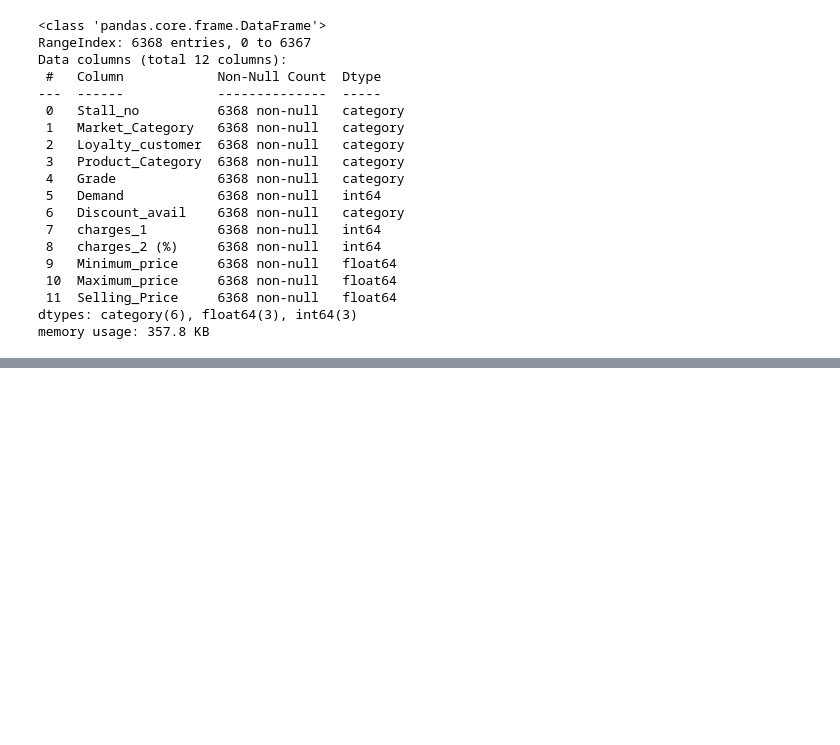
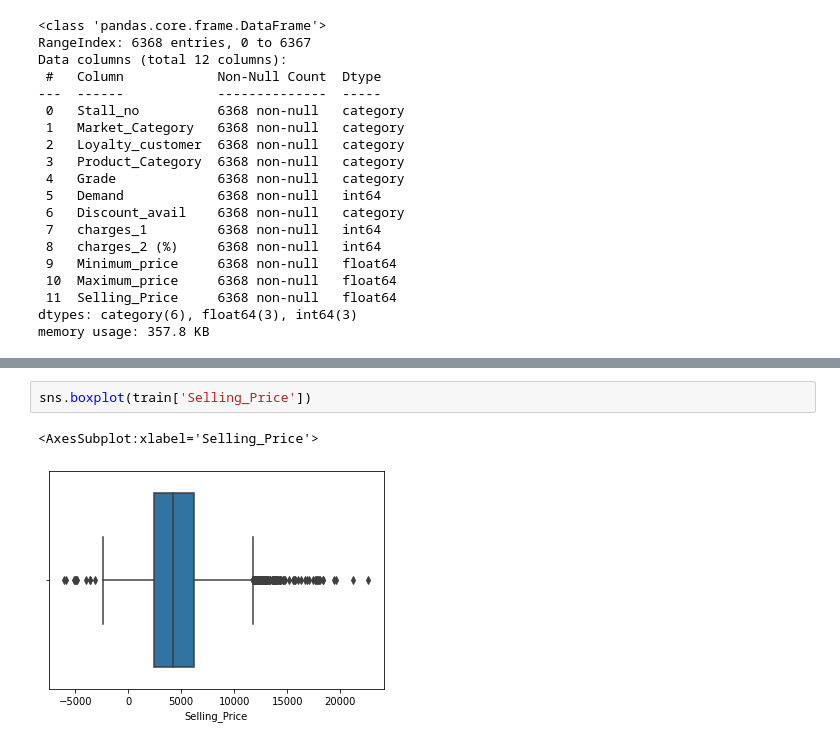
Before and after one commit to shreeratn/carnival-challange, a Jupyter notebook: models.ipynb, the cells around one changed output, grey strips where cells are left out. Drawn from its saved outputs; the diff is of its cells as text; blank space fills up the shorter version.

```diff
--- a/models.ipynb
+++ b/models.ipynb
@@ -43,0 +62,5 @@ print(sorted(train.charges_1.unique()))
+# %%
+sns.boxplot(train['Selling_Price'])
+# %% [output]
+<AxesSubplot:xlabel='Selling_Price'>
+[figure, added]
```
Also changed, not shown: parts of 5 cells of this notebook.
